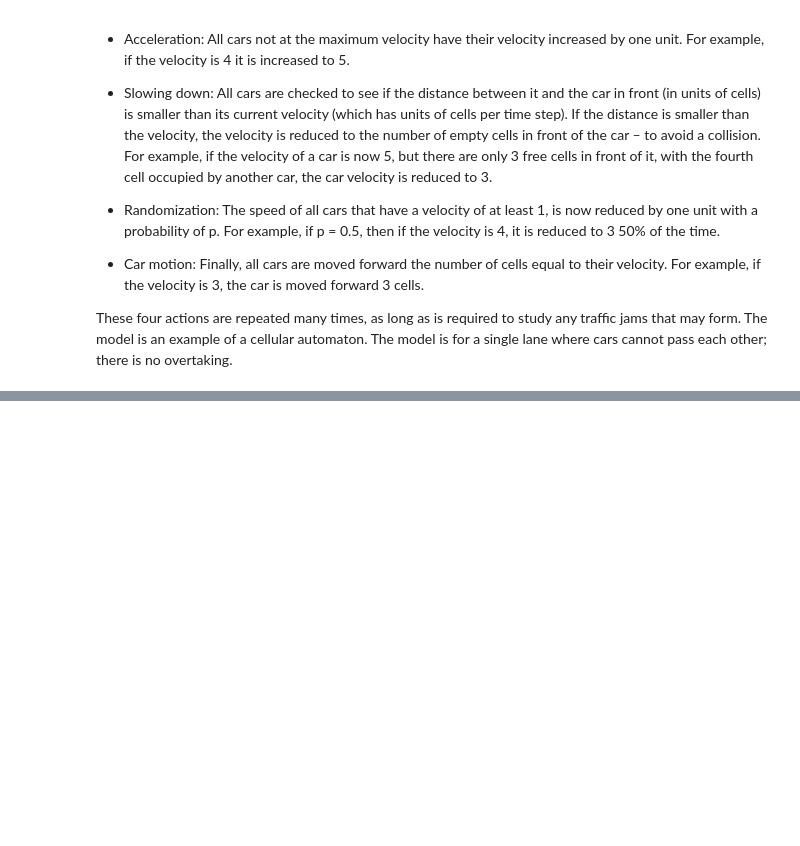
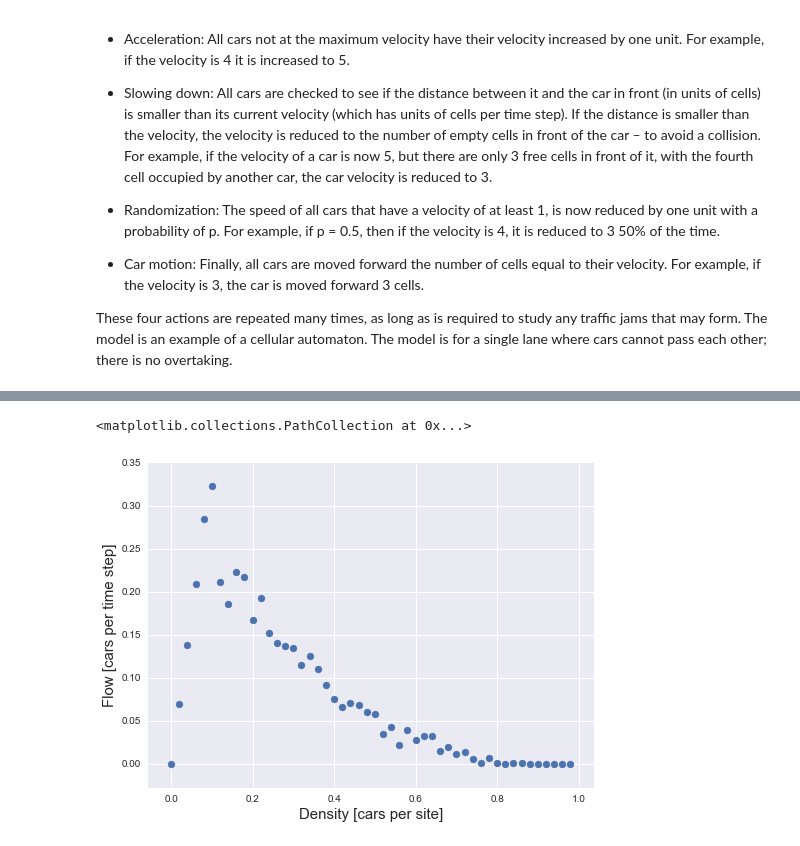
Before and after one commit to hueyning/cs166-repo, a Jupyter notebook: CS166 Session 4.1 - Case study Traffic flow/Nagel–Schreckenberg traffic model.ipynb, the cells around one changed output, grey strips where cells are left out. Cells and saved outputs as stored; diff of their text form; code cells hidden in the pictures; blank space fills up the shorter version.

Commit message:
updated traffic sim

```diff
--- a/CS166 Session 4.1 - Case study Traffic flow/Nagel–Schreckenberg traffic model.ipynb
+++ b/CS166 Session 4.1 - Case study Traffic flow/Nagel–Schreckenberg traffic model.ipynb
@@ -113,0 +94,24 @@ Initial state:
+# %%
+densities = np.arange(0,1,0.02)
+avg_flows = []
+for d in densities:
+    #initialize TrafficSimulation object
+    sim = TrafficSimulation(trafficDensity = d)
+
+    n = 1000
+    flow_counter = 0
+
+    for i in range(n):
+        flow = sim.update()
+        flow_counter += flow
+
+    avg_flow = flow_counter/n
+    avg_flows.append(avg_flow)
+# %%
+plt.figure(figsize=(8,6))
+plt.xlabel("Density [cars per site]",size=15)
+plt.ylabel("Flow [cars per time step]",size=15)
+plt.scatter(densities,avg_flows)
+# %% [output]
+<matplotlib.collections.PathCollection at 0x...>
+[figure, added]
```
Also changed, not shown: parts of 2 cells of this notebook.
